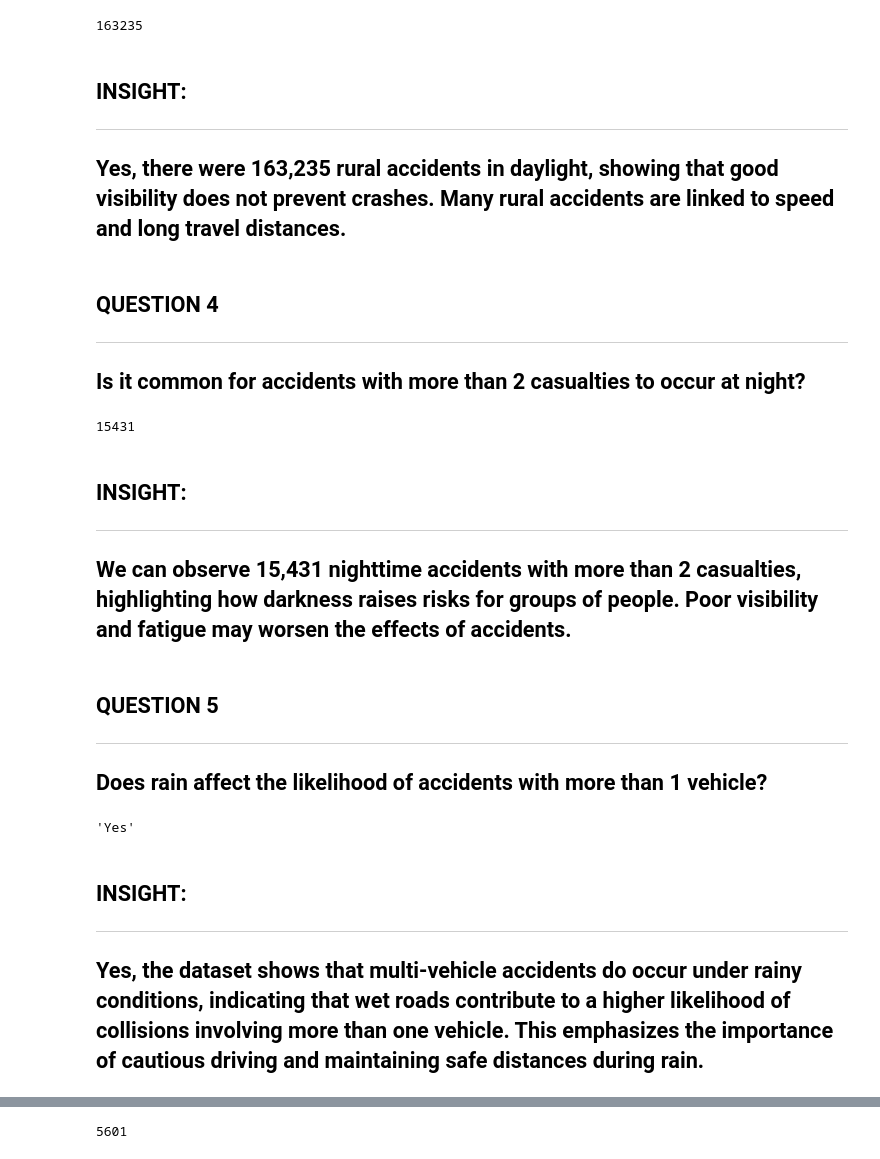
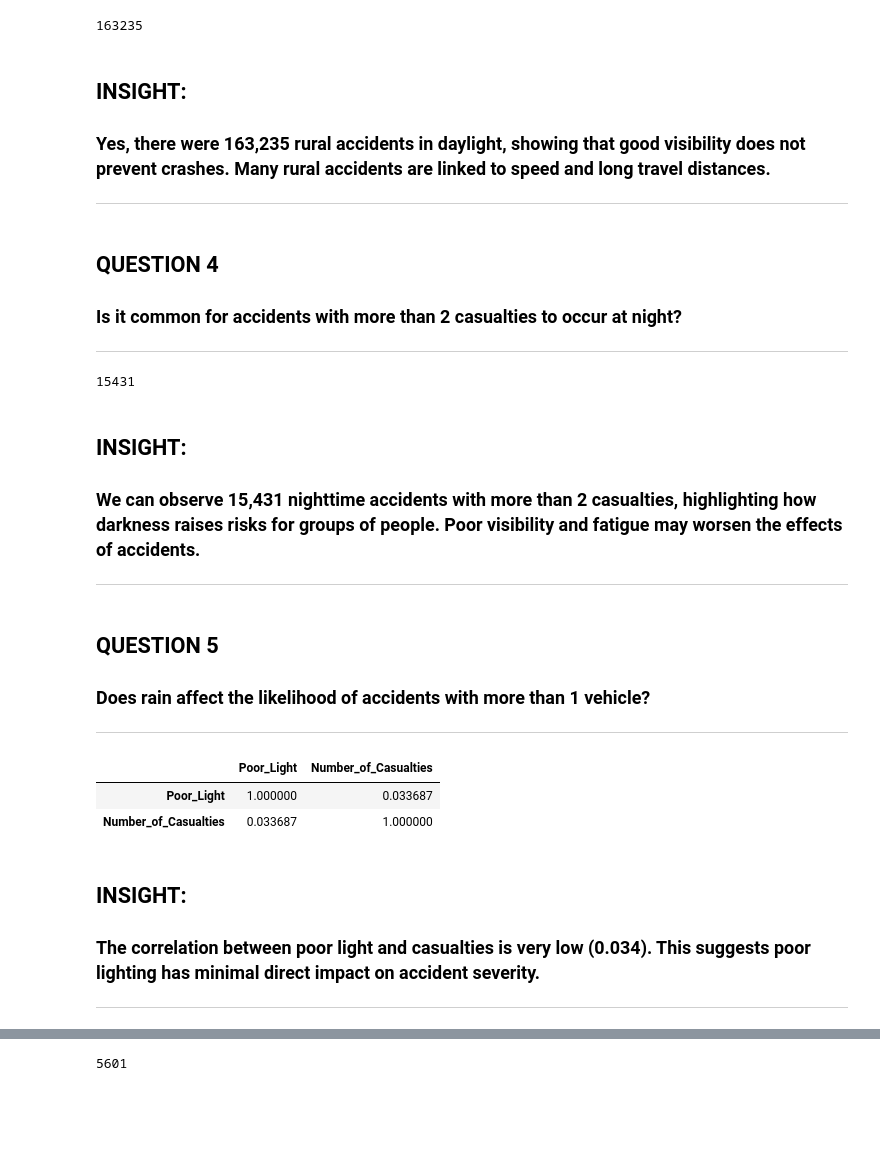
Before and after one commit to Mj-coder13/ELEC303_RAMILO-3B, a Jupyter notebook: Activity2.ipynb, the cells around one changed output, grey strips where cells are left out. Drawn from its saved outputs; the diff is of its cells as text; code cells hidden in the pictures; blank space fills up the shorter version.

```diff
--- a/Activity2.ipynb
+++ b/Activity2.ipynb
@@ -388,0 +383,6 @@ memory usage: 49.0 MB
+# %%
+accident['Accident Date'] = accident['Accident Date'].str.strip() #to remove any extra white space
+accident['Accident Date'] = accident['Accident Date'].astype('str') #to convert into a string
+accident['Accident Date'] = accident['Accident Date'].str.replace('/', '-')
+# %%
+accident['Accident Date'] = pd.to_datetime(accident['Accident Date'], dayfirst = True, errors = 'coerce')
@@ -388,0 +397,5 @@ memory usage: 49.0 MB
+# %%
+accident['Year'] = accident['Accident Date'].dt.year
+accident['Month'] = accident['Accident Date'].dt.month
+accident['Day'] = accident['Accident Date'].dt.day
+accident['DayOfWeek'] = accident['Accident Date'].dt.dayofweek #Monday=0, Sunday=6
@@ -426,12 +441,12 @@ rural_multi.shape[0]
 163235
 # %% [markdown]
 <H2>INSIGHT:</H2>
+<H3>Yes, there were 163,235 rural accidents in daylight, showing that good visibility does not prevent crashes. Many rural accidents are linked to speed and long travel distances.</H3>
 <hr>
-<H2>Yes, there were 163,235 rural accidents in daylight, showing that good visibility does not prevent crashes. Many rural accidents are linked to speed and long travel distances.</H2>
 # %% [markdown]
 <h2>QUESTION 4</h2>
+<H3>Is it common for accidents with more than 2 casualties to occur at night?</H3>
 <hr>
-<H2>Is it common for accidents with more than 2 casualties to occur at night?</H2>
 # %%
 night_cas2 = accident[(accident["Light_Conditions"] != "Daylight") & (accident["Number_of_Casualties"] > 2)]
 night_cas2.shape[0]
@@ -439,24 +454,22 @@ night_cas2.shape[0]
 15431
 # %% [markdown]
 <H2>INSIGHT:</H2>
+<H3>We can observe 15,431 nighttime accidents with more than 2 casualties, highlighting how darkness raises risks for groups of people. Poor visibility and fatigue may worsen the effects of accidents.</H3>
 <hr>
-<H2>We can observe 15,431 nighttime accidents with more than 2 casualties, highlighting how darkness raises risks for groups of people. Poor visibility and fatigue may worsen the effects of accidents.</H2>
 # %% [markdown]
 <H2>QUESTION 5</H2>
+<H3>Does rain affect the likelihood of accidents with more than 1 vehicle?</H3>
 <hr>
-<H2>Does rain affect the likelihood of accidents with more than 1 vehicle?</H2>
 # %%
-rain_conditions = ["Raining no high winds", "Raining + high winds"]
-rain_multi = "Yes" if not accident[
-    (accident["Weather_Conditions"].isin(rain_conditions)) &
-    (accident["Number_of_Vehicles"] > 1)
-].empty else "No"
-rain_multi
+accident["Poor_Light"] = accident["Light_Conditions"].str.contains("Dark|Dusk|Dawn")
+accident[["Poor_Light","Number_of_Casualties"]].corr()
 # %% [output]
-'Yes'
+|  | Poor_Light | Number_of_Casualties |
+| Poor_Light | 1.000000 | 0.033687 |
+| Number_of_Casualties | 0.033687 | 1.000000 |
 # %% [markdown]
 <H2>INSIGHT:</H2>
+<H3>The correlation between poor light and casualties is very low (0.034). This suggests poor lighting has minimal direct impact on accident severity.</H3>
 <hr>
-<H2>Yes, the dataset shows that multi-vehicle accidents do occur under rainy conditions, indicating that wet roads contribute to a higher likelihood of collisions involving more than one vehicle. This emphasizes the importance of cautious driving and maintaining safe distances during rain.</H2>
 # %% [markdown]
 <H2>QUESTION 6</H2>
```
Also changed, not shown: parts of 77 cells of this notebook.
